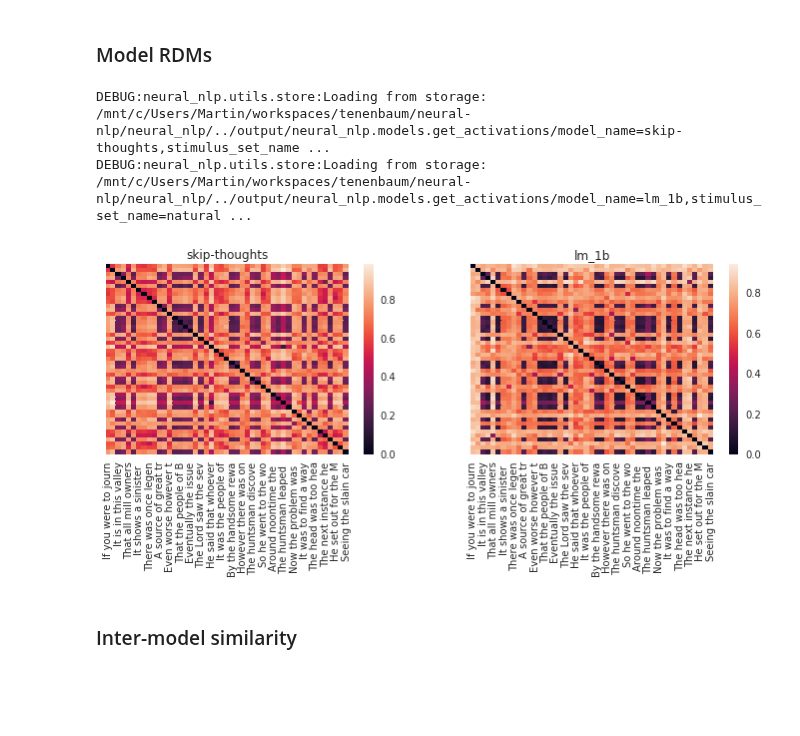
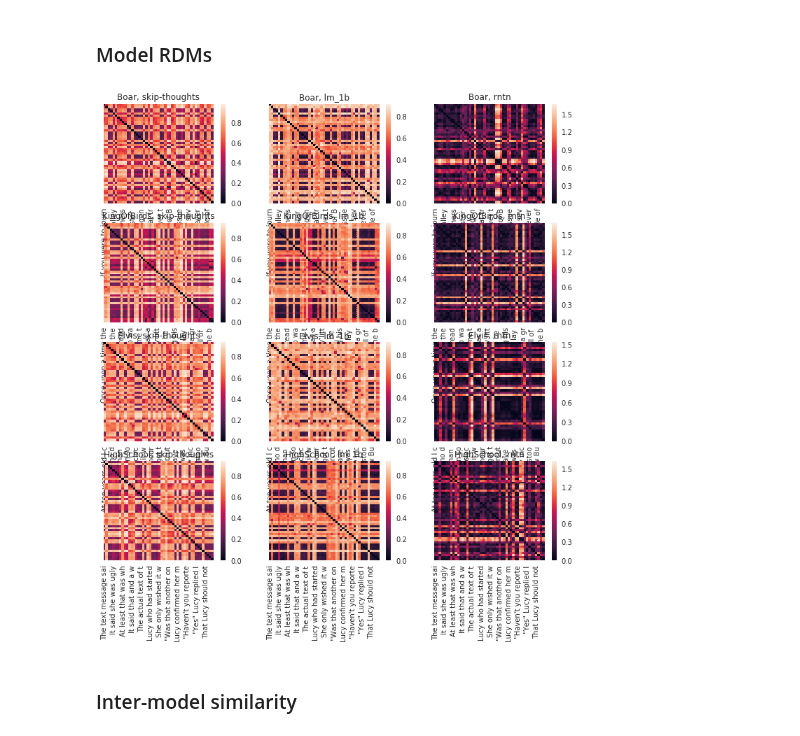
Before and after one commit to mschrimpf/neural-nlp, a Jupyter notebook: results/RDMs.ipynb, the cells around one changed output. Drawn from its saved outputs; the diff is of its cells as text; code cells hidden in the pictures; blank space fills up the shorter version.

Commit message:
compute scores for all models on four stories

```diff
--- a/results/RDMs.ipynb
+++ b/results/RDMs.ipynb
@@ -78,8 +57,8 @@ fig.show()
 ## Models
 # %%
 % env MKL_THREADING_LAYER=GNU
-models = ['skip-thoughts', 'lm_1b']#, 'rntn']
-stories = ['Boar', 'MatchstickSeller', 'KingOfBirds', 'Elvis', 'HighSchool']
+models = ['skip-thoughts', 'lm_1b', 'rntn']
+stories = ['Boar', 'KingOfBirds', 'Elvis', 'HighSchool']
 # %% [output]
 env: MKL_THREADING_LAYER=GNU
 # %% [markdown]
@@ -87,30 +66,28 @@ env: MKL_THREADING_LAYER=GNU
 # %%
 % matplotlib inline
 
 from matplotlib import pyplot
 
 from neural_nlp.models import get_activations
 from neural_nlp.stimuli import load_stimuli
 from mkgu.metrics.rdm import RDM
 
 rdm = RDM()
 
-def model_rdm_generator(dataset_name):
-    for model_name in models:
-        encodings = get_activations(model_name, dataset_name)  # feed in sentences in context, i.e. with continuity
-        similarities = rdm(encodings)
-        yield similarities, model_name
+def model_rdm_generator():
+    for story in stories:
+        for model_name in models:
+            encodings = get_activations(model_name, 'naturalistic-neural-reduced.{}'.format(story))  # feed in sentences in context, i.e. with continuity
+            similarities = rdm(encodings)
+            yield similarities, '{}, {}'.format(story, model_name)
 
-fig, axes = pyplot.subplots(1, len(models), figsize=(12, 3.5))
-dataset_name = 'naturalistic-neural-reduced.Boar'
-plot_rdms(model_rdm_generator(dataset_name), axes)
-pyplot.savefig('results/RDM-{}.svg'.format(dataset_name))
-pyplot.savefig('results/RDM-{}.png'.format(dataset_name))
+fig, axes = pyplot.subplots(len(stories), len(models), figsize=(12, 12))
+plot_rdms(model_rdm_generator(), axes.flatten())
+pyplot.savefig('results/RDM-models.svg')
+pyplot.savefig('results/RDM-models.png')
 fig.show()
 # %% [output]
-DEBUG:neural_nlp.utils.store:Loading from storage: /mnt/c/Users/Martin/workspaces/tenenbaum/neural-nlp/neural_nlp/../output/neural_nlp.models.get_activations/model_name=skip-thoughts,stimulus_set_name ...
-DEBUG:neural_nlp.utils.store:Loading from storage: /mnt/c/Users/Martin/workspaces/tenenbaum/neural-nlp/neural_nlp/../output/neural_nlp.models.get_activations/model_name=lm_1b,stimulus_set_name=natural ...
-[figure, old version]
+[figure, new version]
 # %% [markdown]
 ### Inter-model similarity
 # %%
```
Also changed, not shown: parts of 5 cells of this notebook, 1 other file.
